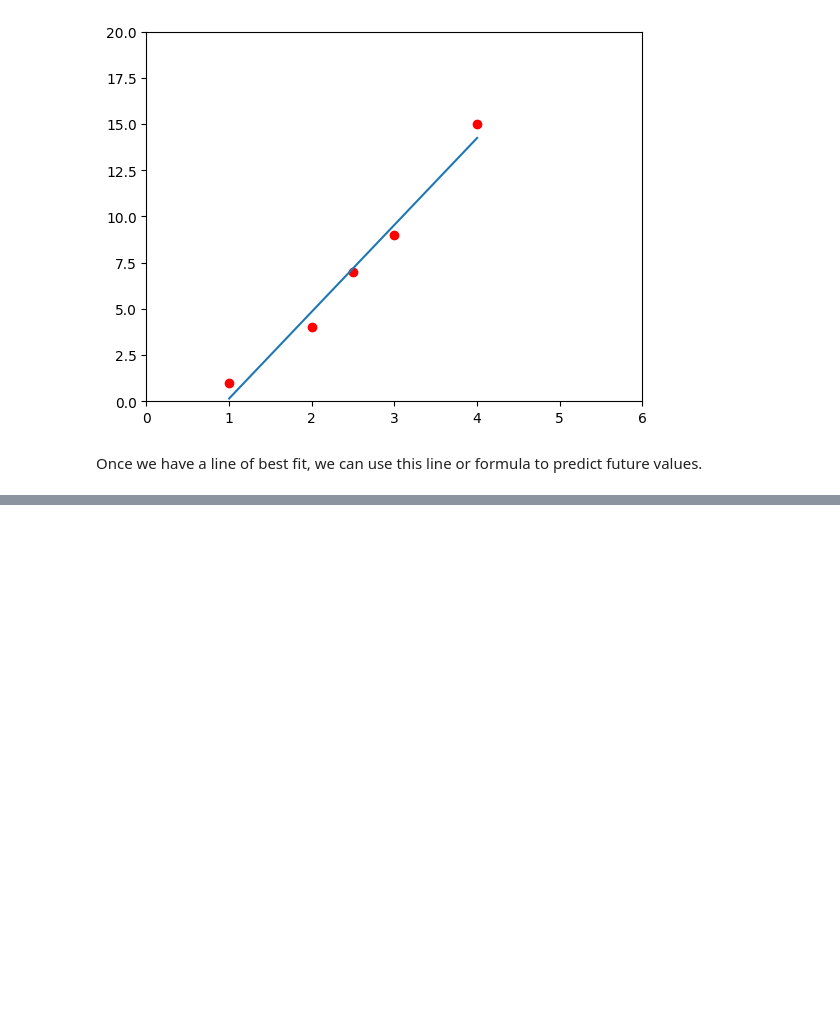
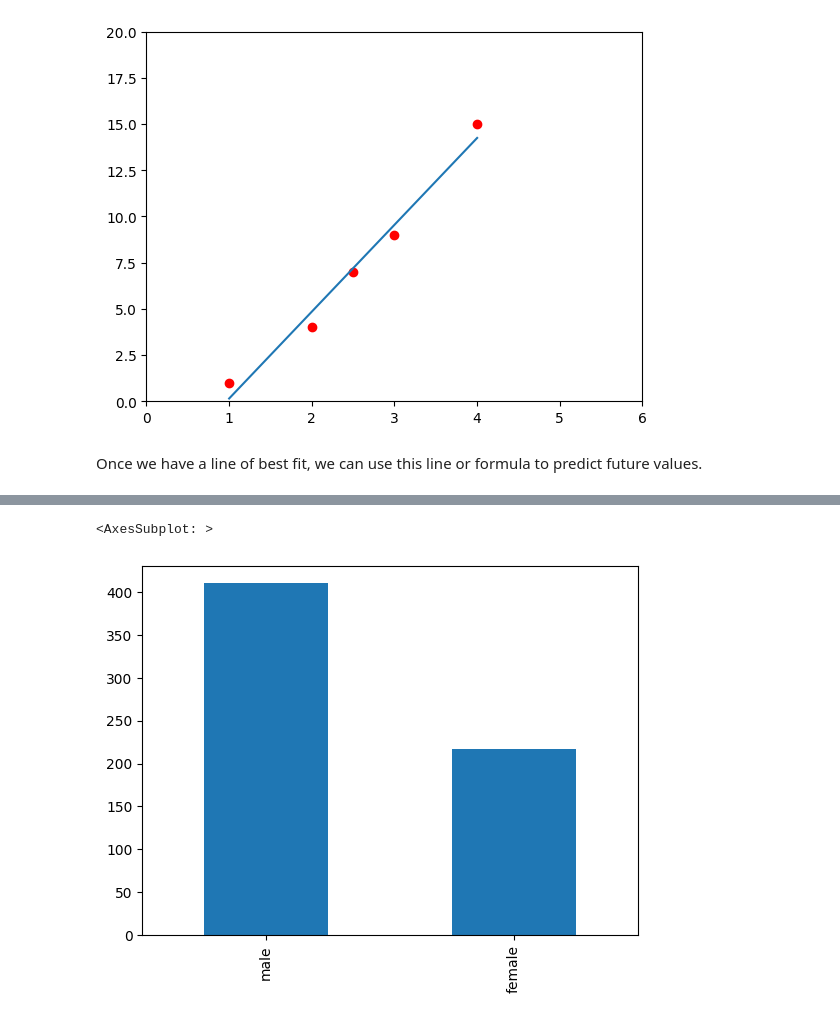
Before and after one commit to MatthewSoutherland/Machine_Learning, a Jupyter notebook: linearRegression.ipynb, the cells around one changed output, grey strips where cells are left out. Drawn from its saved outputs; the diff is of its cells as text; code cells hidden in the pictures; blank space fills up the shorter version.

```diff
--- a/linearRegression.ipynb
+++ b/linearRegression.ipynb
@@ -41,0 +88,5 @@ plt.show()
+# %%
+df_train.sex.value_counts().plot(kind='bar')
+# %% [output]
+<AxesSubplot: >
+[figure, added]
```
Also changed, not shown: parts of 18 cells of this notebook.
